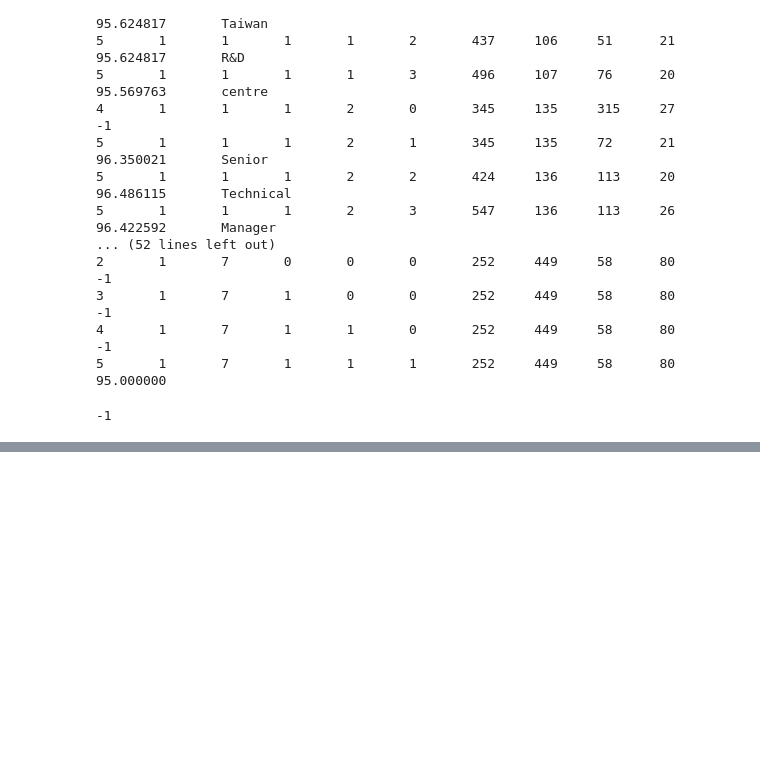
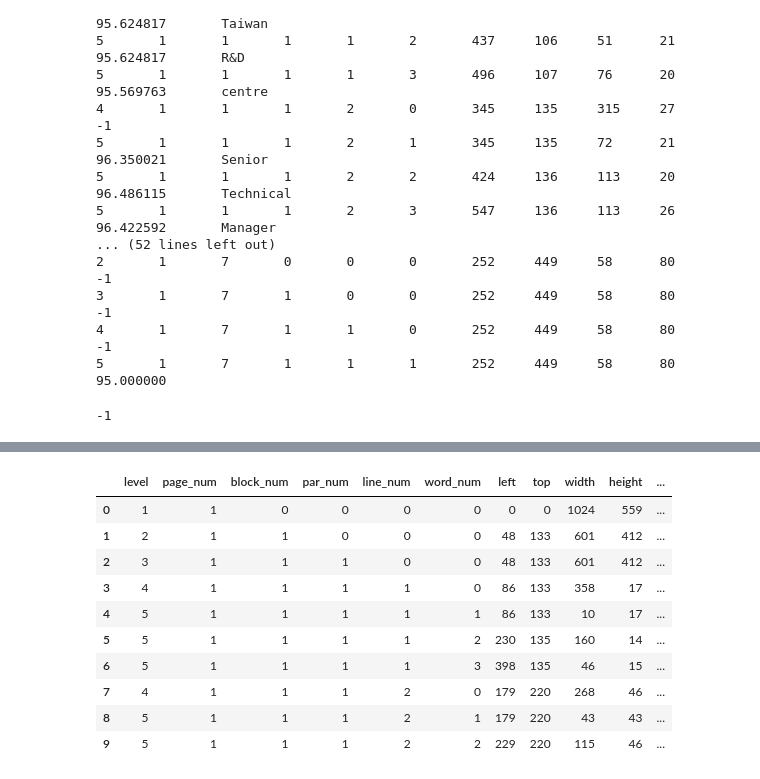
Before and after one commit to CHAO20170808/Pic_OCrTest, a Jupyter notebook: test.ipynb, the cells around one changed output, grey strips where cells are left out. Saved outputs shown, nothing was run; the diff lists cells and outputs as text; code cells hidden in the pictures; blank space fills up the shorter version.

```diff
--- a/test.ipynb
+++ b/test.ipynb
@@ -172,0 +461,24 @@ cv2.destroyAllWindows()
+# %%
+img_cv = cv2.imread('./Selected/3_20250514.jpg') #中文名片
+
+cv2.imshow('Card',img_cv)
+cv2.waitKey(0)
+cv2.destroyAllWindows()
+datc =pytesseract.image_to_data(img_cv)
+
+datatest =list(map(lambda x:x.split('\t'),text.split('\n')))
+df = pd.DataFrame(datatest[1:], columns=datatest[0])
+
+df.head(10)
+# %% [output]
+|  | level | page_num | block_num | par_num | line_num | word_num | left | top | width | height | ... |
+| 0 | 1 | 1 | 0 | 0 | 0 | 0 | 0 | 0 | 1024 | 559 | ... |
+| 1 | 2 | 1 | 1 | 0 | 0 | 0 | 48 | 133 | 601 | 412 | ... |
+| 2 | 3 | 1 | 1 | 1 | 0 | 0 | 48 | 133 | 601 | 412 | ... |
+| 3 | 4 | 1 | 1 | 1 | 1 | 0 | 86 | 133 | 358 | 17 | ... |
+| 4 | 5 | 1 | 1 | 1 | 1 | 1 | 86 | 133 | 10 | 17 | ... |
+| 5 | 5 | 1 | 1 | 1 | 1 | 2 | 230 | 135 | 160 | 14 | ... |
+| 6 | 5 | 1 | 1 | 1 | 1 | 3 | 398 | 135 | 46 | 15 | ... |
+| 7 | 4 | 1 | 1 | 1 | 2 | 0 | 179 | 220 | 268 | 46 | ... |
+| 8 | 5 | 1 | 1 | 1 | 2 | 1 | 179 | 220 | 43 | 43 | ... |
+| 9 | 5 | 1 | 1 | 1 | 2 | 2 | 229 | 220 | 115 | 46 | ... |
```
Also changed, not shown: parts of 28 cells of this notebook, 1 other file.
